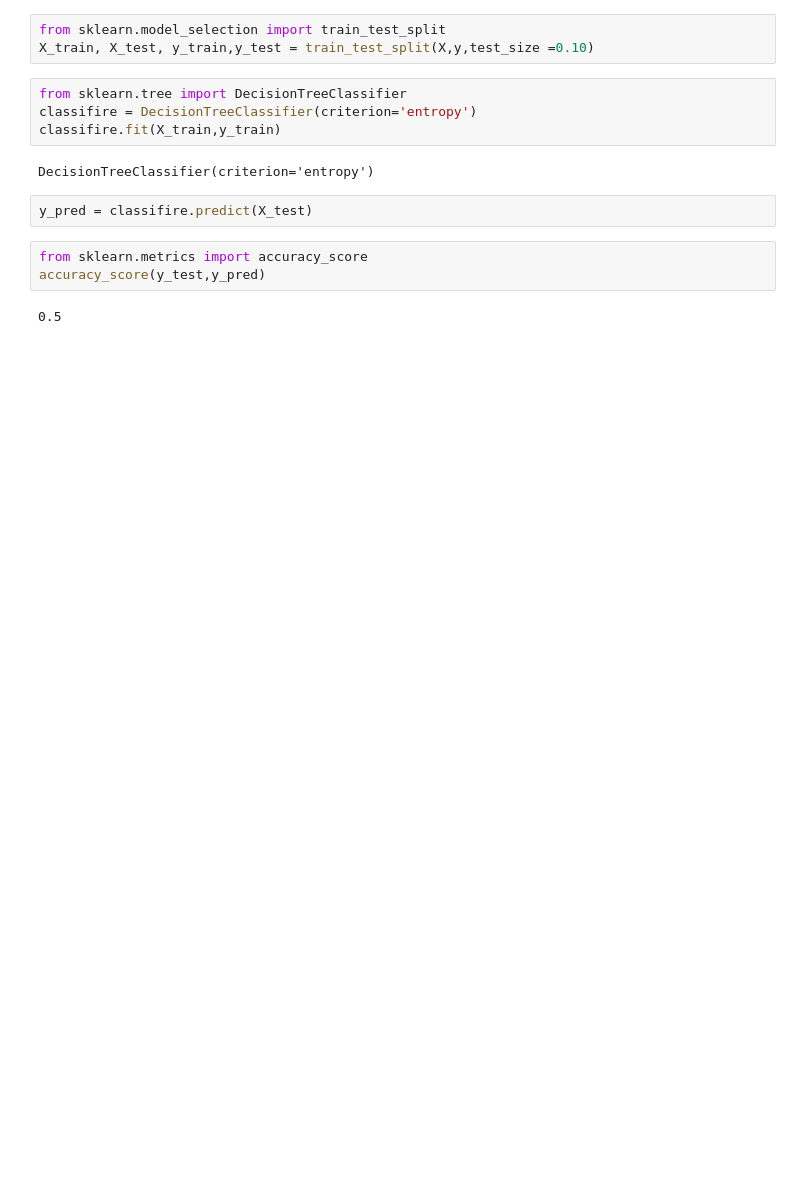
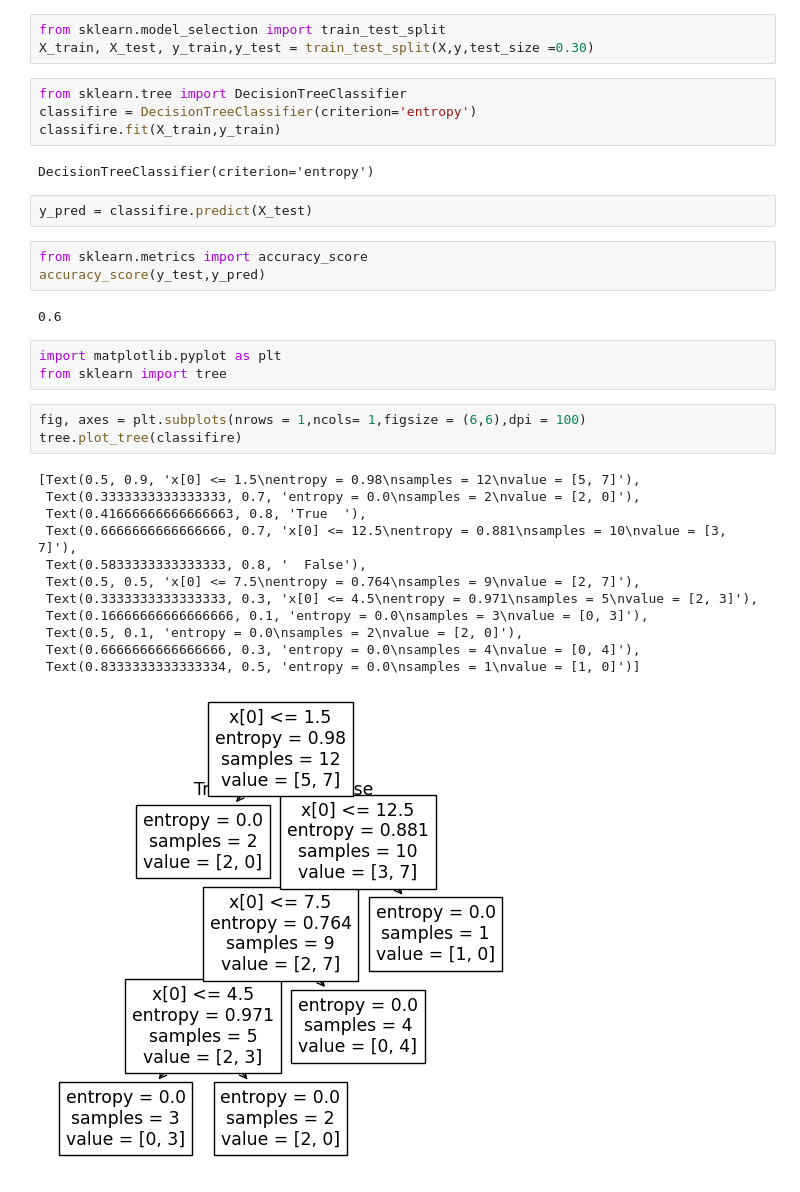
Before and after one commit to HarshPrabhakar/Machine-Learning, a Jupyter notebook: Decision_tree02.ipynb, the cells around one changed output. Saved outputs shown, nothing was run; the diff lists cells and outputs as text; blank space fills up the shorter version.

```diff
--- a/Decision_tree02.ipynb
+++ b/Decision_tree02.ipynb
@@ -47,7 +47,7 @@ y.head(5)
 Name: play, dtype: int64
 # %%
 from sklearn.model_selection import train_test_split
-X_train, X_test, y_train,y_test = train_test_split(X,y,test_size =0.10)
+X_train, X_test, y_train,y_test = train_test_split(X,y,test_size =0.30)
 # %%
 from sklearn.tree import DecisionTreeClassifier
 classifire = DecisionTreeClassifier(criterion='entropy')
@@ -60,4 +60,23 @@ y_pred = classifire.predict(X_test)
 from sklearn.metrics import accuracy_score
 accuracy_score(y_test,y_pred)
 # %% [output]
-0.5
+0.6
+# %%
+import matplotlib.pyplot as plt
+from sklearn import tree
+# %%
+fig, axes = plt.subplots(nrows = 1,ncols= 1,figsize = (6,6),dpi = 100)
+tree.plot_tree(classifire)
+# %% [output]
+[Text(0.5, 0.9, 'x[0] <= 1.5\nentropy = 0.98\nsamples = 12\nvalue = [5, 7]'),
+ Text(0.3333333333333333, 0.7, 'entropy = 0.0\nsamples = 2\nvalue = [2, 0]'),
+ Text(0.41666666666666663, 0.8, 'True  '),
+ Text(0.6666666666666666, 0.7, 'x[0] <= 12.5\nentropy = 0.881\nsamples = 10\nvalue = [3, 7]'),
+ Text(0.5833333333333333, 0.8, '  False'),
+ Text(0.5, 0.5, 'x[0] <= 7.5\nentropy = 0.764\nsamples = 9\nvalue = [2, 7]'),
+ Text(0.3333333333333333, 0.3, 'x[0] <= 4.5\nentropy = 0.971\nsamples = 5\nvalue = [2, 3]'),
+ Text(0.16666666666666666, 0.1, 'entropy = 0.0\nsamples = 3\nvalue = [0, 3]'),
+ Text(0.5, 0.1, 'entropy = 0.0\nsamples = 2\nvalue = [2, 0]'),
+ Text(0.6666666666666666, 0.3, 'entropy = 0.0\nsamples = 4\nvalue = [0, 4]'),
+ Text(0.8333333333333334, 0.5, 'entropy = 0.0\nsamples = 1\nvalue = [1, 0]')]
+[figure, added]
```
Also changed, not shown: 6 other files.
